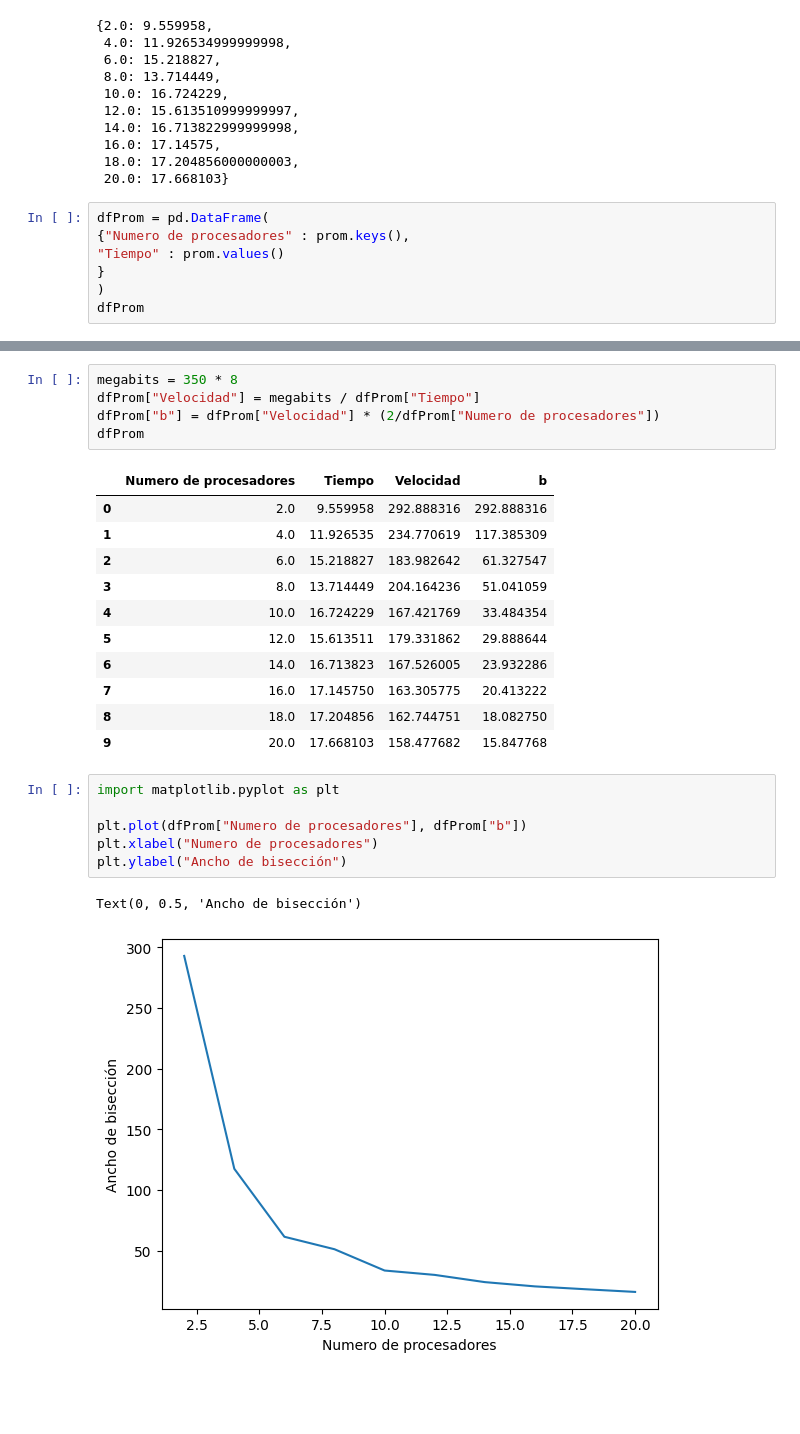
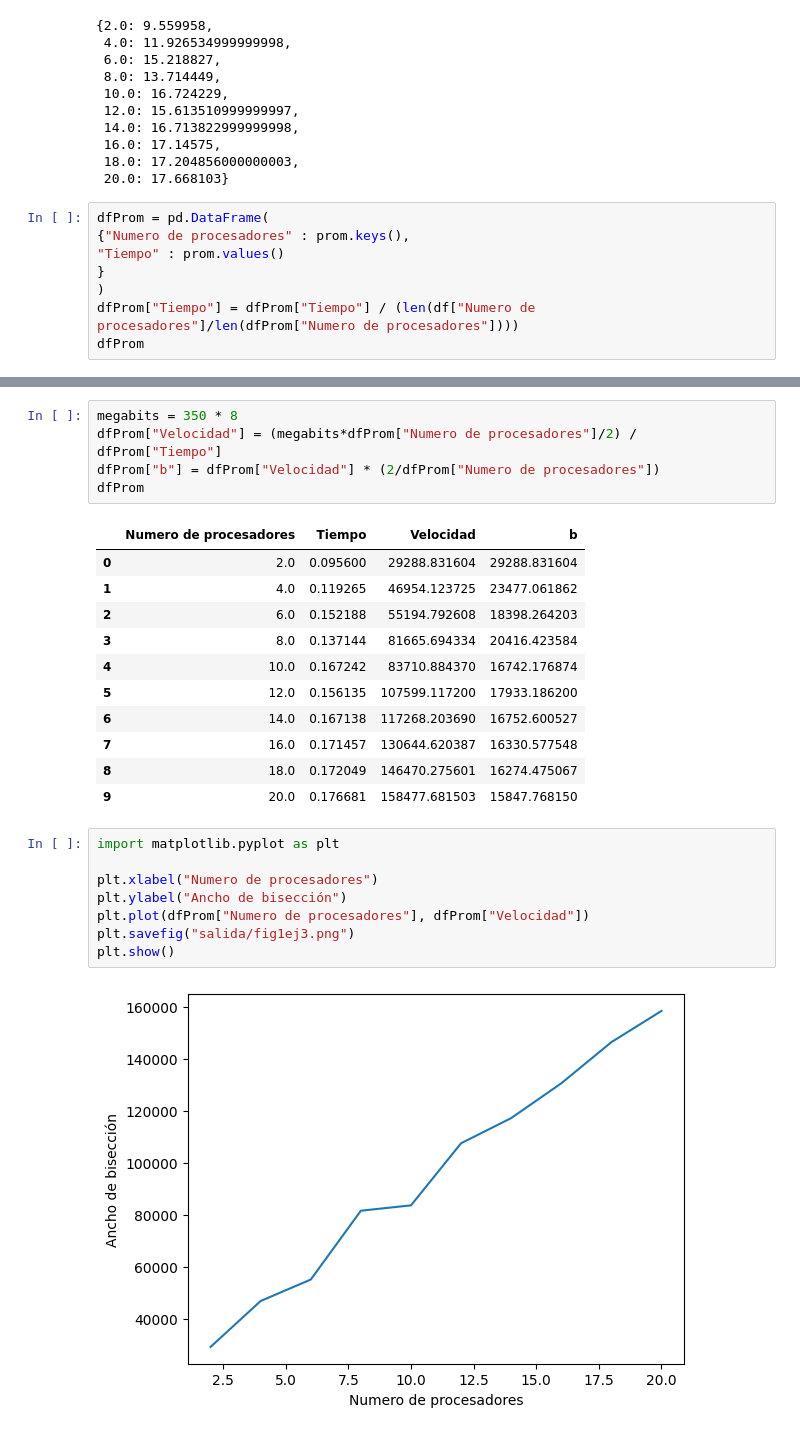
Before and after one commit to justog220/Practica-CAR, a Jupyter notebook: TP 1/EJ 3/análisis.ipynb, the cells around one changed output, grey strips where cells are left out. Drawn from its saved outputs; the diff is of its cells as text; blank space fills up the shorter version.

```diff
--- a/TP 1/EJ 3/análisis.ipynb
+++ b/TP 1/EJ 3/análisis.ipynb
@@ -27,6 +27,7 @@ dfProm = pd.DataFrame(
 "Tiempo" : prom.values()
 }
 )
+dfProm["Tiempo"] = dfProm["Tiempo"] / (len(df["Numero de procesadores"]/len(dfProm["Numero de procesadores"])))
 dfProm
 # %% [output]
 |  | Numero de procesadores | Tiempo |
@@ -43,26 +44,27 @@ dfProm
 # %%
 megabits = 350 * 8
-dfProm["Velocidad"] = megabits / dfProm["Tiempo"]
+dfProm["Velocidad"] = (megabits*dfProm["Numero de procesadores"]/2) / dfProm["Tiempo"]
 dfProm["b"] = dfProm["Velocidad"] * (2/dfProm["Numero de procesadores"])
 dfProm
 # %% [output]
 |  | Numero de procesadores | Tiempo | Velocidad | b |
-| 0 | 2.0 | 9.559958 | 292.888316 | 292.888316 |
-| 1 | 4.0 | 11.926535 | 234.770619 | 117.385309 |
-| 2 | 6.0 | 15.218827 | 183.982642 | 61.327547 |
-| 3 | 8.0 | 13.714449 | 204.164236 | 51.041059 |
-| 4 | 10.0 | 16.724229 | 167.421769 | 33.484354 |
-| 5 | 12.0 | 15.613511 | 179.331862 | 29.888644 |
-| 6 | 14.0 | 16.713823 | 167.526005 | 23.932286 |
-| 7 | 16.0 | 17.145750 | 163.305775 | 20.413222 |
-| 8 | 18.0 | 17.204856 | 162.744751 | 18.082750 |
-| 9 | 20.0 | 17.668103 | 158.477682 | 15.847768 |
+| 0 | 2.0 | 0.095600 | 29288.831604 | 29288.831604 |
+| 1 | 4.0 | 0.119265 | 46954.123725 | 23477.061862 |
+| 2 | 6.0 | 0.152188 | 55194.792608 | 18398.264203 |
+| 3 | 8.0 | 0.137144 | 81665.694334 | 20416.423584 |
+| 4 | 10.0 | 0.167242 | 83710.884370 | 16742.176874 |
+| 5 | 12.0 | 0.156135 | 107599.117200 | 17933.186200 |
+| 6 | 14.0 | 0.167138 | 117268.203690 | 16752.600527 |
+| 7 | 16.0 | 0.171457 | 130644.620387 | 16330.577548 |
+| 8 | 18.0 | 0.172049 | 146470.275601 | 16274.475067 |
+| 9 | 20.0 | 0.176681 | 158477.681503 | 15847.768150 |
 # %%
 import matplotlib.pyplot as plt
 
-plt.plot(dfProm["Numero de procesadores"], dfProm["b"])
 plt.xlabel("Numero de procesadores")
 plt.ylabel("Ancho de bisección")
+plt.plot(dfProm["Numero de procesadores"], dfProm["Velocidad"])
+plt.savefig("salida/fig1ej3.png")
+plt.show()
 # %% [output]
-Text(0, 0.5, 'Ancho de bisección')
-[figure, old version]
+[figure, new version]
```
Also changed, not shown: parts of 1 cell of this notebook, 21 other files.
